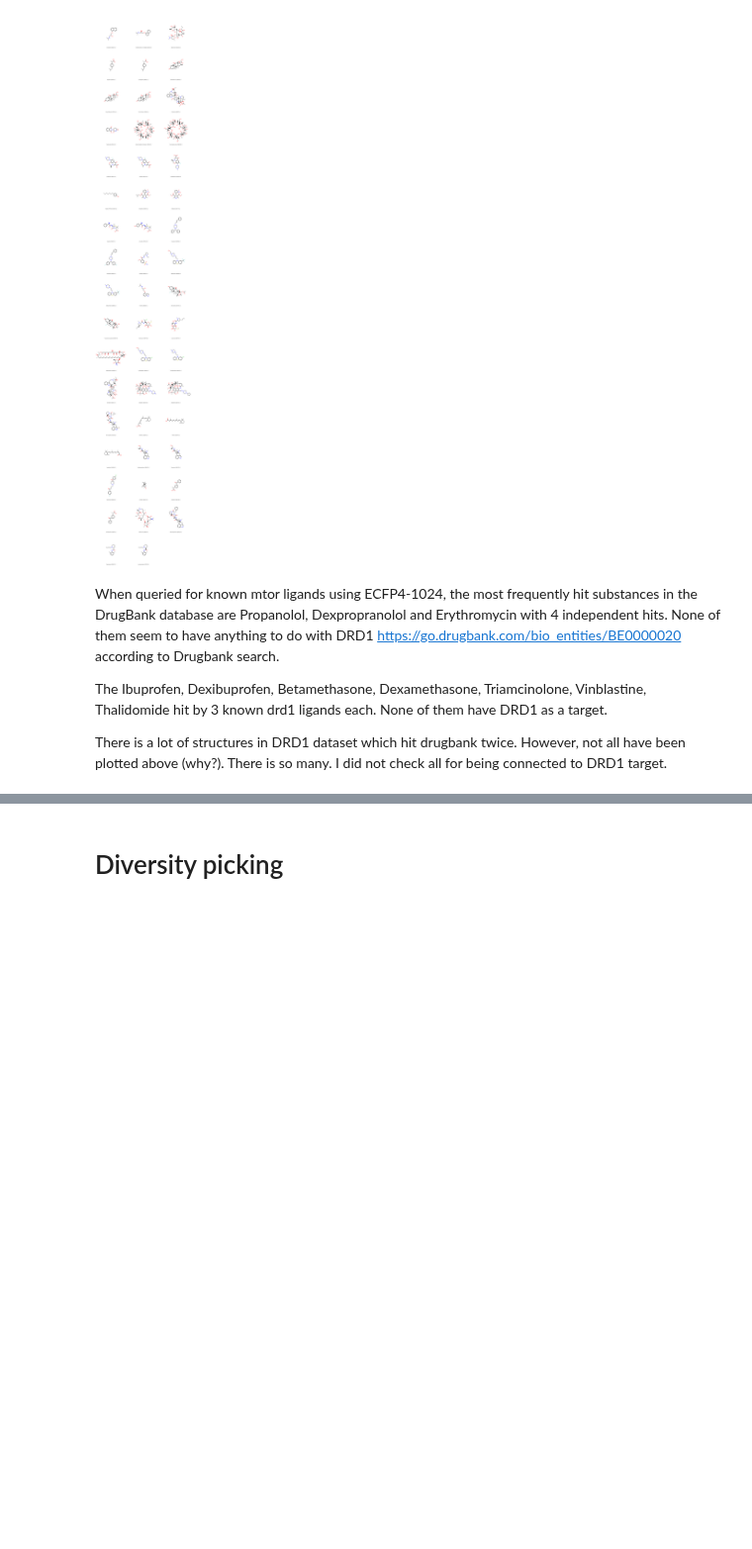
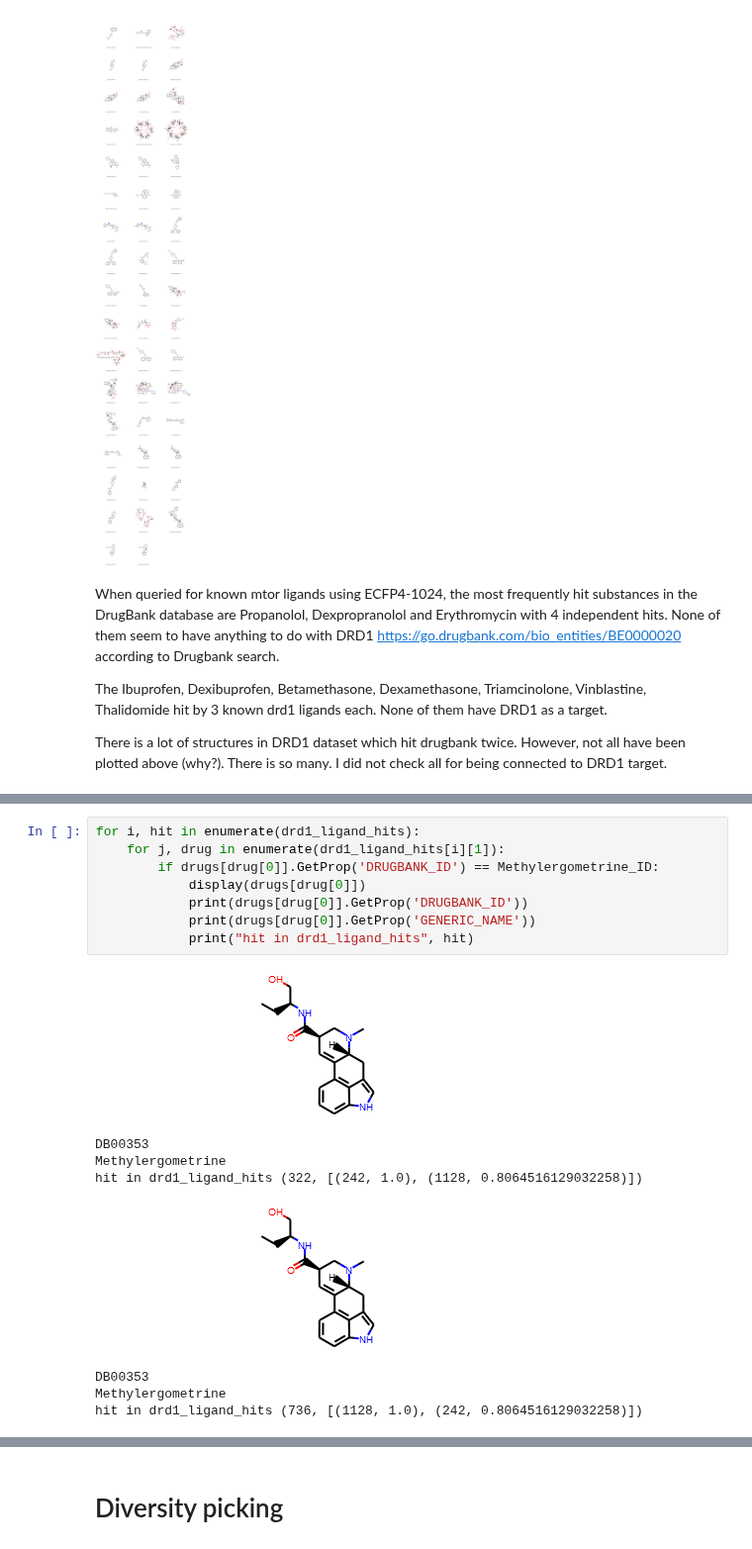
Before and after one commit to lich-uct/cdd2021, a Jupyter notebook: lieberze/08_structural_similarity-Solution.ipynb, the cells around one changed output, grey strips where cells are left out. Shown at 99% size. Cells and saved outputs as stored; diff of their text form; blank space fills up the shorter version.

```diff
--- a/lieberze/08_structural_similarity-Solution.ipynb
+++ b/lieberze/08_structural_similarity-Solution.ipynb
@@ -371,0 +397,17 @@ There is a lot of structures in DRD1 dataset which hit drugbank twice. However,
+# %%
+for i, hit in enumerate(drd1_ligand_hits):
+    for j, drug in enumerate(drd1_ligand_hits[i][1]):
+        if drugs[drug[0]].GetProp('DRUGBANK_ID') == Methylergometrine_ID:
+            display(drugs[drug[0]])
+            print(drugs[drug[0]].GetProp('DRUGBANK_ID'))
+            print(drugs[drug[0]].GetProp('GENERIC_NAME'))
+            print("hit in drd1_ligand_hits", hit)
+# %% [output]
+[figure, added]
+DB00353
+Methylergometrine
+hit in drd1_ligand_hits (322, [(242, 1.0), (1128, 0.8064516129032258)])
+[figure, added]
+DB00353
+Methylergometrine
+hit in drd1_ligand_hits (736, [(1128, 1.0), (242, 0.8064516129032258)])
```
Also changed, not shown: parts of 11 cells of this notebook.
